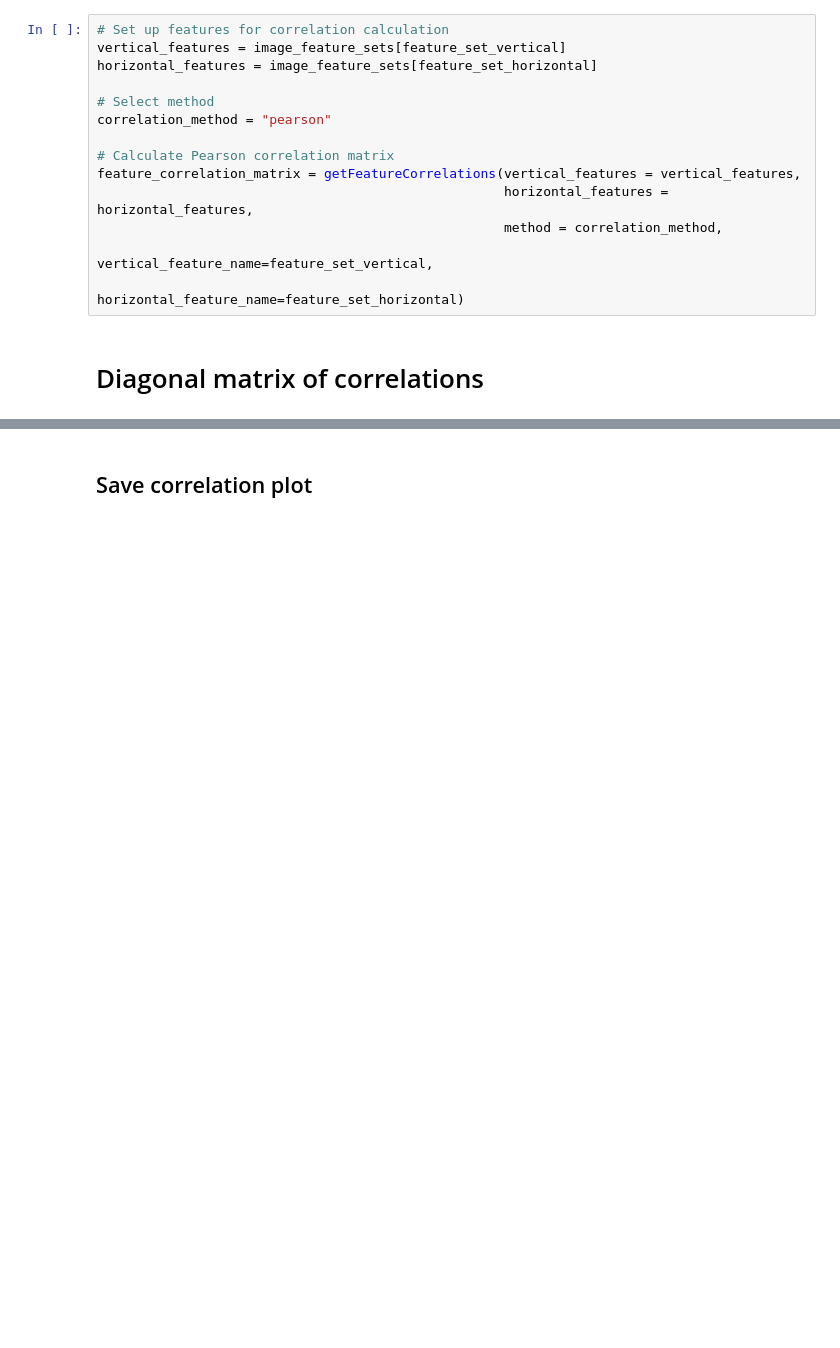
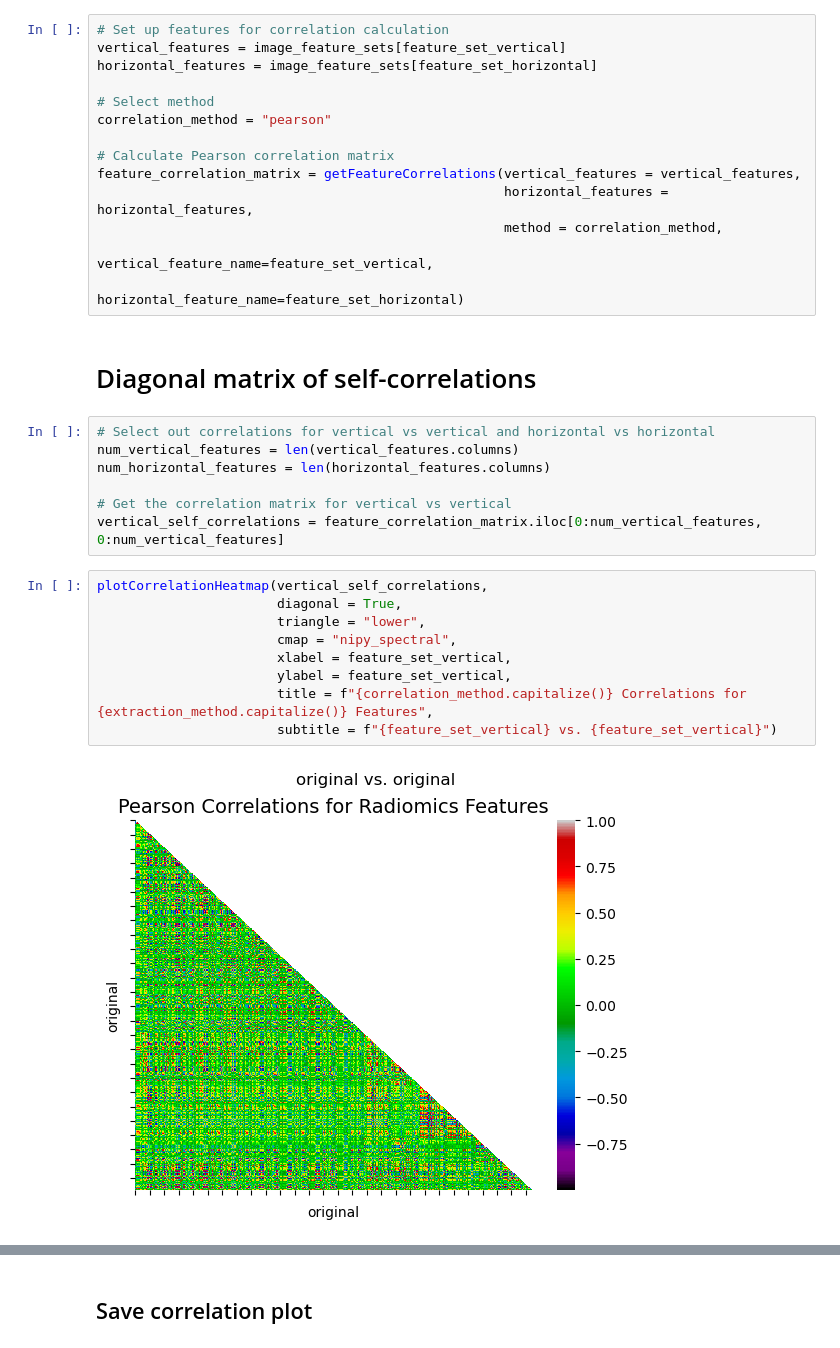
Before and after one commit to bhklab/analyze_readii_outputs, a Jupyter notebook: workflow/notebooks/correlation_analysis.ipynb, the cells around one changed output, grey strips where cells are left out. Drawn from its saved outputs; the diff is of its cells as text; blank space fills up the shorter version.

```diff
--- a/workflow/notebooks/correlation_analysis.ipynb
+++ b/workflow/notebooks/correlation_analysis.ipynb
@@ -67,4 +67,22 @@ feature_correlation_matrix = getFeatureCorrelations(vertical_features = vertical
                                                     vertical_feature_name=feature_set_vertical,
                                                     horizontal_feature_name=feature_set_horizontal)
 # %% [markdown]
-# Diagonal matrix of correlations
+# Diagonal matrix of self-correlations
+# %%
+# Select out correlations for vertical vs vertical and horizontal vs horizontal
+num_vertical_features = len(vertical_features.columns)
+num_horizontal_features = len(horizontal_features.columns)
+
+# Get the correlation matrix for vertical vs vertical
+vertical_self_correlations = feature_correlation_matrix.iloc[0:num_vertical_features, 0:num_vertical_features]
+# %%
+plotCorrelationHeatmap(vertical_self_correlations,
+                       diagonal = True,
+                       triangle = "lower",
+                       cmap = "nipy_spectral",
+                       xlabel = feature_set_vertical,
+                       ylabel = feature_set_vertical,
+                       title = f"{correlation_method.capitalize()} Correlations for {extraction_method.capitalize()} Features",
+                       subtitle = f"{feature_set_vertical} vs. {feature_set_vertical}")
+# %% [output]
+[figure, added]
```
Also changed, not shown: parts of 4 cells of this notebook.
